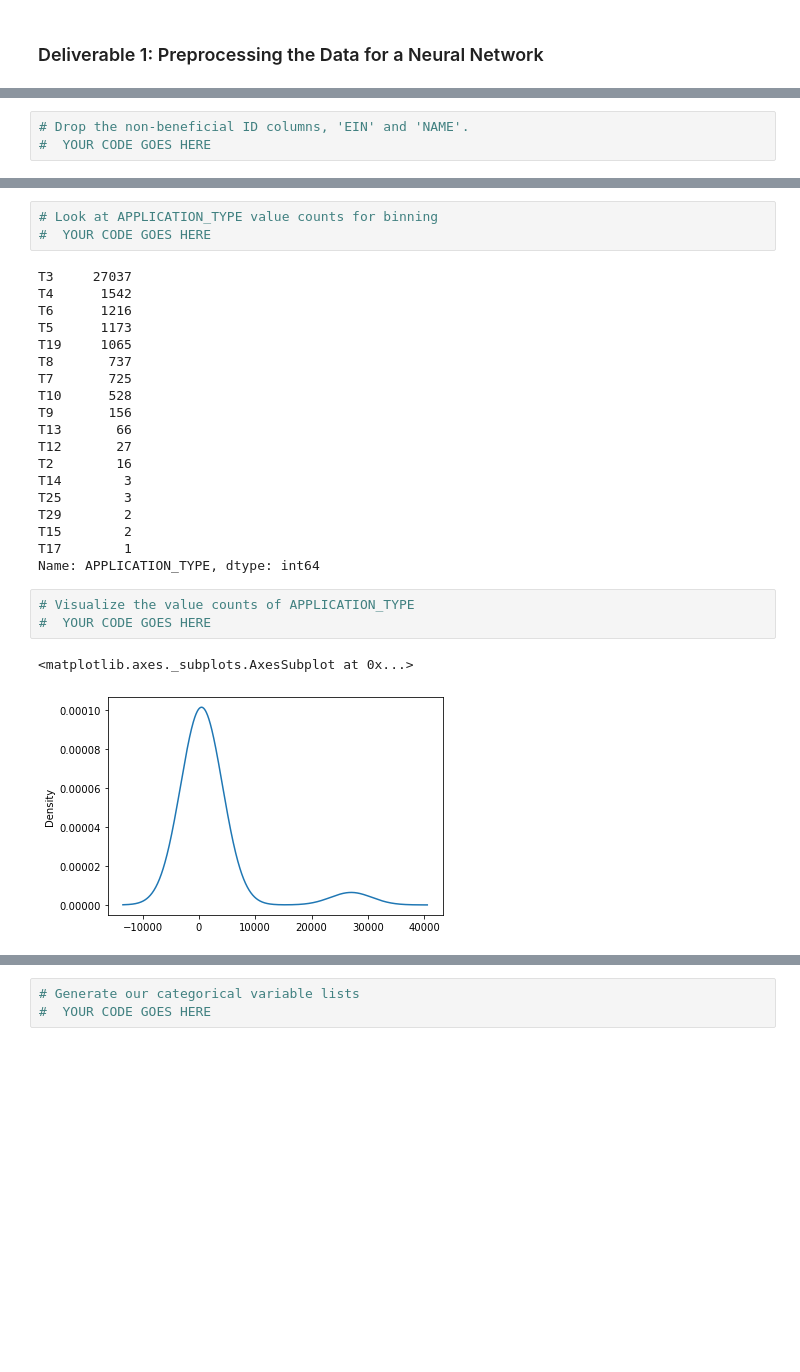
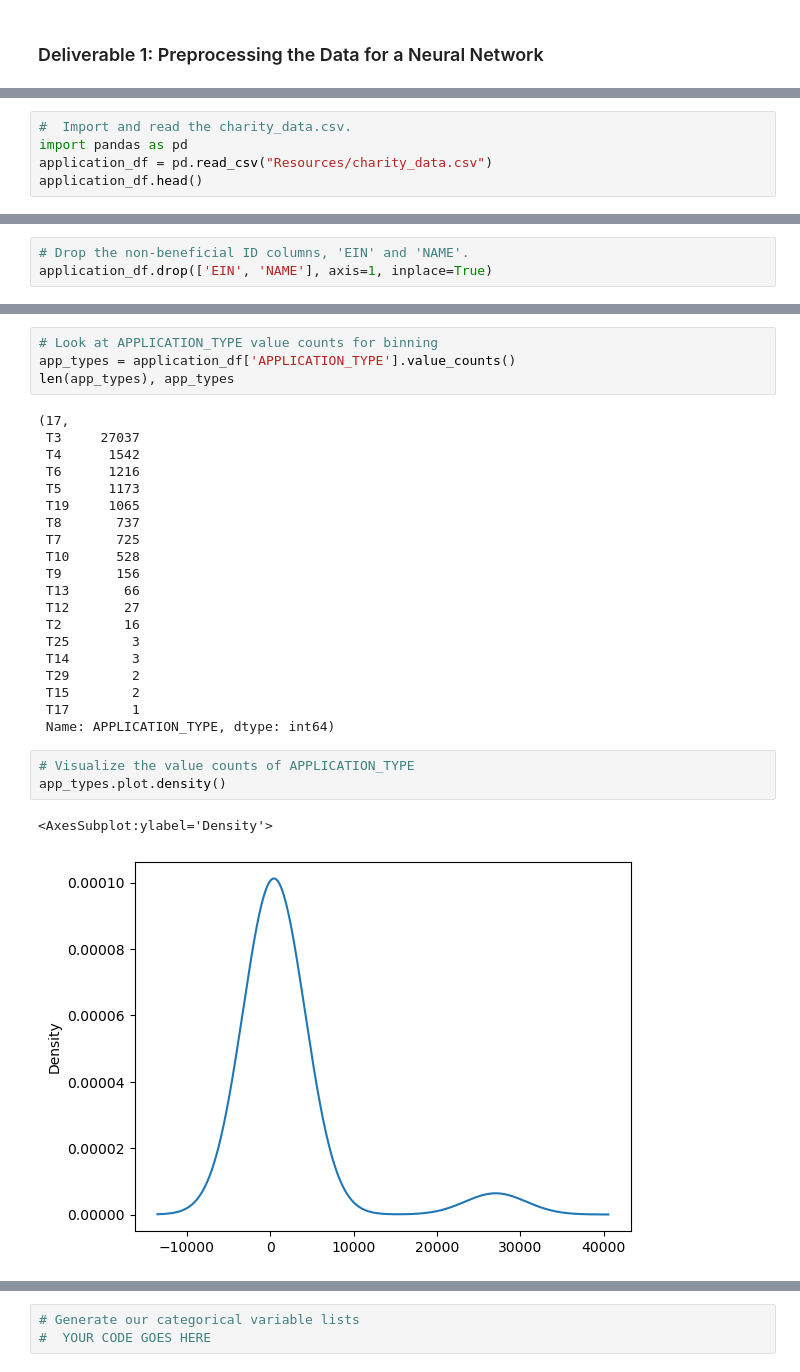
Before and after one commit to mhflynn/Neural_Network_Charity_Analysis, a Jupyter notebook: AlphabetSoupCharity.ipynb, the cells around one changed output, grey strips where cells are left out. Cells and saved outputs as stored; diff of their text form; blank space fills up the shorter version.

```diff
--- a/AlphabetSoupCharity.ipynb
+++ b/AlphabetSoupCharity.ipynb
@@ -20,0 +9,5 @@ application_df.head()
+# %%
+#  Import and read the charity_data.csv.
+import pandas as pd
+application_df = pd.read_csv("Resources/charity_data.csv")
+application_df.head()
@@ -21,5 +21,5 @@ application_df.head()
 # %%
 # Drop the non-beneficial ID columns, 'EIN' and 'NAME'.
-#  YOUR CODE GOES HERE
+application_df.drop(['EIN', 'NAME'], axis=1, inplace=True)
 # %%
 # Determine the number of unique values in each column.
@@ -38,30 +38,32 @@ IS_SUCCESSFUL                2
 dtype: int64
 # %%
 # Look at APPLICATION_TYPE value counts for binning
-#  YOUR CODE GOES HERE
+app_types = application_df['APPLICATION_TYPE'].value_counts()
+len(app_types), app_types
 # %% [output]
-T3     27037
-T4      1542
-T6      1216
-T5      1173
-T19     1065
-T8       737
-T7       725
-T10      528
-T9       156
-T13       66
-T12       27
-T2        16
-T14        3
-T25        3
-T29        2
-T15        2
-T17        1
-Name: APPLICATION_TYPE, dtype: int64
+(17,
+ T3     27037
+ T4      1542
+ T6      1216
+ T5      1173
+ T19     1065
+ T8       737
+ T7       725
+ T10      528
+ T9       156
+ T13       66
+ T12       27
+ T2        16
+ T25        3
+ T14        3
+ T29        2
+ T15        2
+ T17        1
+ Name: APPLICATION_TYPE, dtype: int64)
 # %%
 # Visualize the value counts of APPLICATION_TYPE
-#  YOUR CODE GOES HERE
+app_types.plot.density()
 # %% [output]
-<matplotlib.axes._subplots.AxesSubplot at 0x...>
+<AxesSubplot:ylabel='Density'>
-[figure, old version]
+[figure, new version]
 # %%
```
Also changed, not shown: parts of 7 cells of this notebook.
